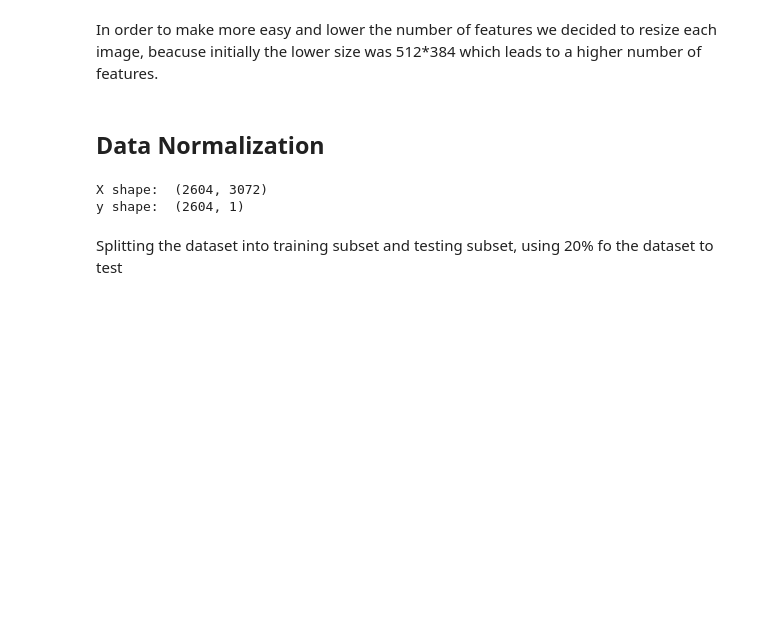
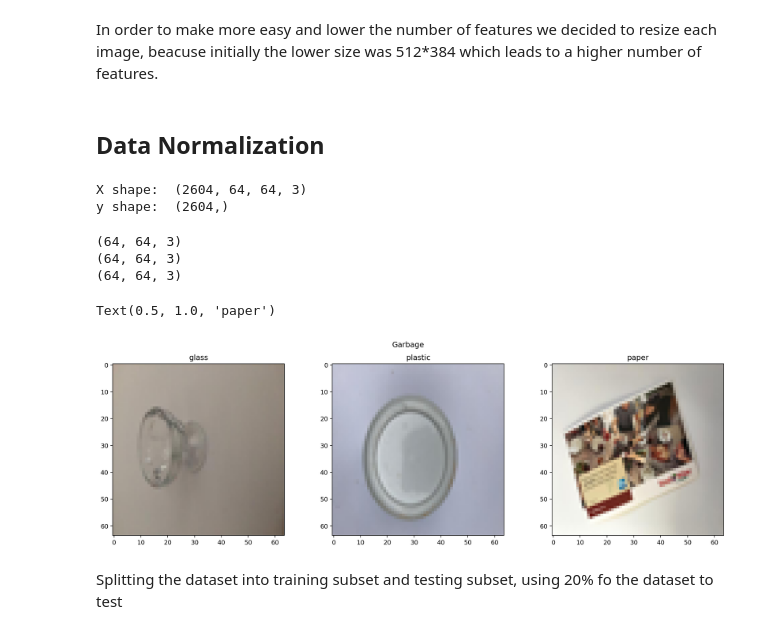
Before and after one commit to pedromonteiro01/deep_learning_garbage_classification, a Jupyter notebook: code/main2.ipynb, the cells around one changed output. Drawn from its saved outputs; the diff is of its cells as text; code cells hidden in the pictures; blank space fills up the shorter version.

```diff
--- a/code/main2.ipynb
+++ b/code/main2.ipynb
@@ -141,14 +144,14 @@ for p in range(1,num_images+1):
 # %% [markdown]
 ## Data Normalization
 # %%
-X = np.empty((num_images*3, img_size* img_size*3))
+X = np.empty((num_images*3, 64,64,3))
 index = 0
 for pl in train_images:
     # Normalize pixel values
     pixels = asarray(pl)
     pixels = pixels.astype('float32')
     pixels /= 255.0
-    X[index] = pixels.reshape(img_size * img_size*3)
+    X[index] = pixels
     index += 1
 g = np.zeros(num_images)
 m = np.ones(num_images)
@@ -156,11 +159,34 @@ p = np.empty(num_images)
 p.fill(2)
 y = np.concatenate((g, m, p), axis=0).reshape(X.shape[0], 1)
 
+y = y.reshape(-1,)
+
 print("X shape: ", X.shape)
 print("y shape: ", y.shape)
 # %% [output]
-X shape:  (2604, 3072)
-y shape:  (2604, 1)
+X shape:  (2604, 64, 64, 3)
+y shape:  (2604,)
+# %%
+fig, axs = plt.subplots(1, 3, figsize=(18, 5), dpi=180)
+fig.suptitle('Garbage')
+
+print(X[1].shape)
+axs[0].imshow(X[1])
+axs[0].set_title("glass")
+
+print(X[900].shape)
+axs[1].imshow(X[900])
+axs[1].set_title("plastic")
+
+print(X[1800].shape)
+axs[2].imshow(X[1800])
+axs[2].set_title("paper")
+# %% [output]
+(64, 64, 3)
+(64, 64, 3)
+(64, 64, 3)
+Text(0.5, 1.0, 'paper')
+[figure, added]
 # %% [markdown]
 Splitting the dataset into training subset and testing subset, using 20% fo the dataset to test
 # %%
```
Also changed, not shown: parts of 11 cells of this notebook.
